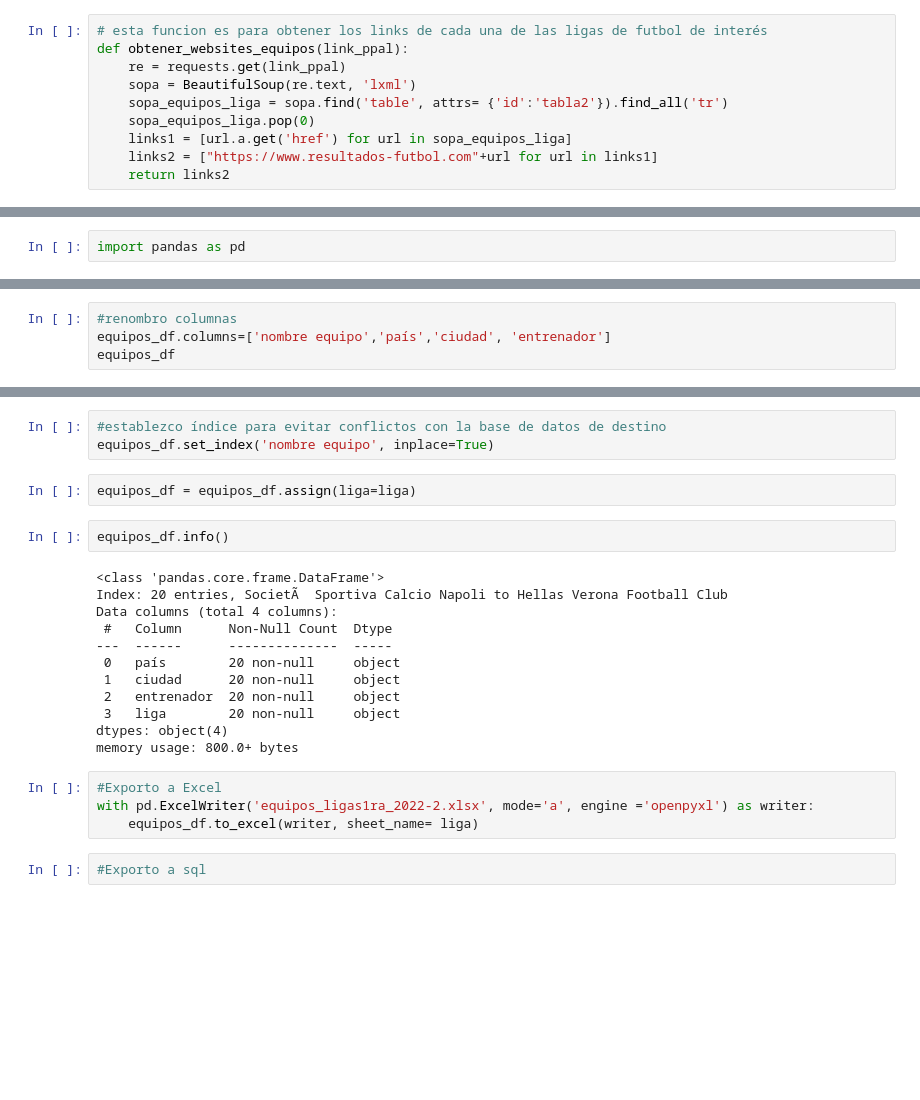
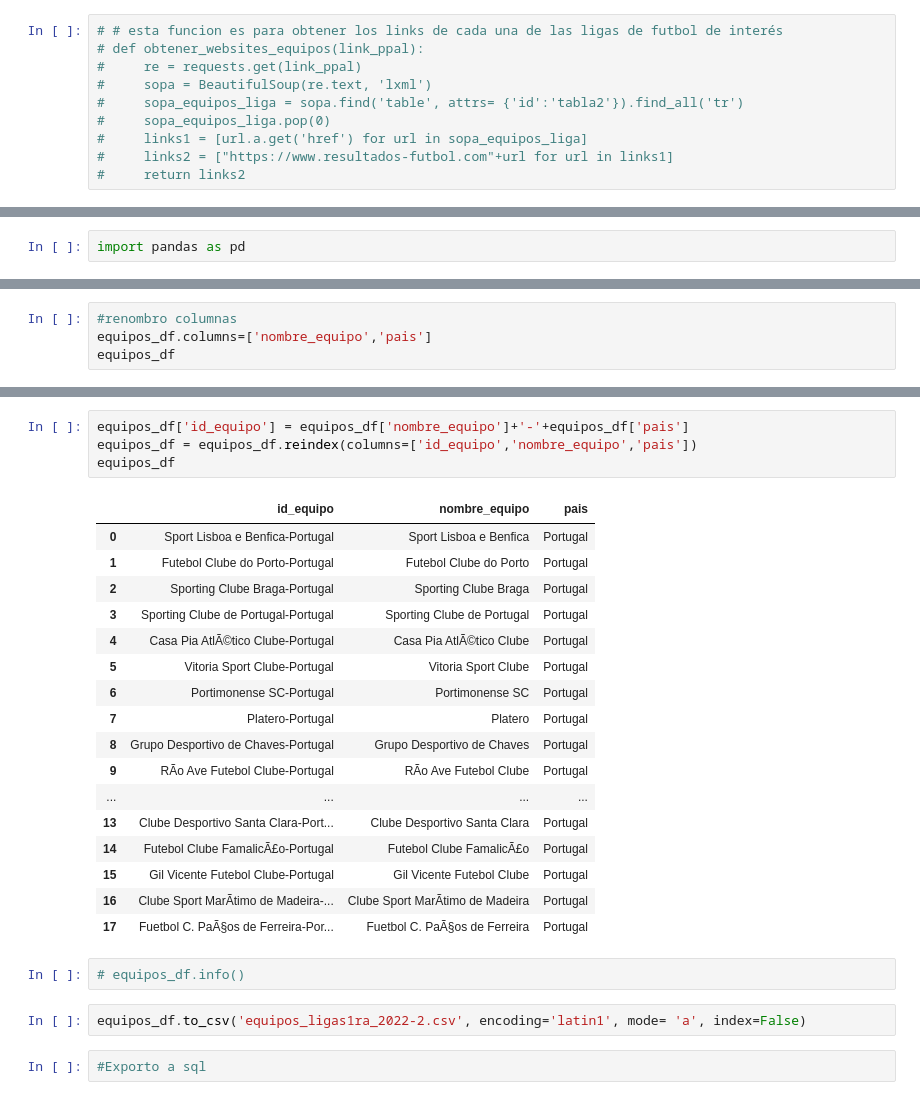
Before and after one commit to danielrayez/resultadosFutbol-webScraping, a Jupyter notebook: WSResultadosFutbol_EquiposLigas.ipynb, the cells around one changed output, grey strips where cells are left out. Cells and saved outputs as stored; diff of their text form; blank space fills up the shorter version.

```diff
--- a/WSResultadosFutbol_EquiposLigas.ipynb
+++ b/WSResultadosFutbol_EquiposLigas.ipynb
@@ -49,13 +47,13 @@ def datos_equipo(link):
 # %%
-# esta funcion es para obtener los links de cada una de las ligas de futbol de interés
-def obtener_websites_equipos(link_ppal):
-    re = requests.get(link_ppal)
-    sopa = BeautifulSoup(re.text, 'lxml')
-    sopa_equipos_liga = sopa.find('table', attrs= {'id':'tabla2'}).find_all('tr')
-    sopa_equipos_liga.pop(0)
-    links1 = [url.a.get('href') for url in sopa_equipos_liga]
-    links2 = ["https://www.resultados-futbol.com"+url for url in links1]
-    return links2
+# # esta funcion es para obtener los links de cada una de las ligas de futbol de interés
+# def obtener_websites_equipos(link_ppal):
+#     re = requests.get(link_ppal)
+#     sopa = BeautifulSoup(re.text, 'lxml')
+#     sopa_equipos_liga = sopa.find('table', attrs= {'id':'tabla2'}).find_all('tr')
+#     sopa_equipos_liga.pop(0)
+#     links1 = [url.a.get('href') for url in sopa_equipos_liga]
+#     links2 = ["https://www.resultados-futbol.com"+url for url in links1]
+#     return links2
 # %%
 liga = str(url[34:])
 liga
@@ -161,5 +156,5 @@ equipos_df
 # %%
 #renombro columnas
-equipos_df.columns=['nombre equipo','país','ciudad', 'entrenador']
+equipos_df.columns=['nombre_equipo','pais']
 equipos_df
 # %% [output]
@@ -183,26 +178,29 @@ equipos_df
-# %%
-#establezco índice para evitar conflictos con la base de datos de destino
-equipos_df.set_index('nombre equipo', inplace=True)
-# %%
-equipos_df = equipos_df.assign(liga=liga)
-# %%
-equipos_df.info()
-# %% [output]
-<class 'pandas.core.frame.DataFrame'>
-Index: 20 entries, SocietÃ  Sportiva Calcio Napoli to Hellas Verona Football Club
-Data columns (total 4 columns):
- #   Column      Non-Null Count  Dtype
----  ------      --------------  -----
- 0   país        20 non-null     object
- 1   ciudad      20 non-null     object
- 2   entrenador  20 non-null     object
- 3   liga        20 non-null     object
-dtypes: object(4)
-memory usage: 800.0+ bytes
-# %%
-#Exporto a Excel
-with pd.ExcelWriter('equipos_ligas1ra_2022-2.xlsx', mode='a', engine ='openpyxl') as writer:
-    equipos_df.to_excel(writer, sheet_name= liga)
+# %%
+equipos_df['id_equipo'] = equipos_df['nombre_equipo']+'-'+equipos_df['pais']
+equipos_df = equipos_df.reindex(columns=['id_equipo','nombre_equipo','pais'])
+equipos_df
+# %% [output]
+|  | id_equipo | nombre_equipo | pais |
+| 0 | Sport Lisboa e Benfica-Portugal | Sport Lisboa e Benfica | Portugal |
+| 1 | Futebol Clube do Porto-Portugal | Futebol Clube do Porto | Portugal |
+| 2 | Sporting Clube Braga-Portugal | Sporting Clube Braga | Portugal |
+| 3 | Sporting Clube de Portugal-Portugal | Sporting Clube de Portugal | Portugal |
+| 4 | Casa Pia AtlÃ©tico Clube-Portugal | Casa Pia AtlÃ©tico Clube | Portugal |
+| 5 | Vitoria Sport Clube-Portugal | Vitoria Sport Clube | Portugal |
+| 6 | Portimonense SC-Portugal | Portimonense SC | Portugal |
+| 7 | Platero-Portugal | Platero | Portugal |
+| 8 | Grupo Desportivo de Chaves-Portugal | Grupo Desportivo de Chaves | Portugal |
+| 9 | RÃ­o Ave Futebol Clube-Portugal | RÃ­o Ave Futebol Clube | Portugal |
+| ... | ... | ... | ... |
+| 13 | Clube Desportivo Santa Clara-Port... | Clube Desportivo Santa Clara | Portugal |
+| 14 | Futebol Clube FamalicÃ£o-Portugal | Futebol Clube FamalicÃ£o | Portugal |
+| 15 | Gil Vicente Futebol Clube-Portugal | Gil Vicente Futebol Clube | Portugal |
+| 16 | Clube Sport MarÃ­timo de Madeira-... | Clube Sport MarÃ­timo de Madeira | Portugal |
+| 17 | Fuetbol C. PaÃ§os de Ferreira-Por... | Fuetbol C. PaÃ§os de Ferreira | Portugal |
+# %%
+# equipos_df.info()
+# %%
+equipos_df.to_csv('equipos_ligas1ra_2022-2.csv', encoding='latin1', mode= 'a', index=False)
 # %%
 #Exporto a sql
 # %%
```
Also changed, not shown: parts of 20 cells of this notebook, 8 other files.
